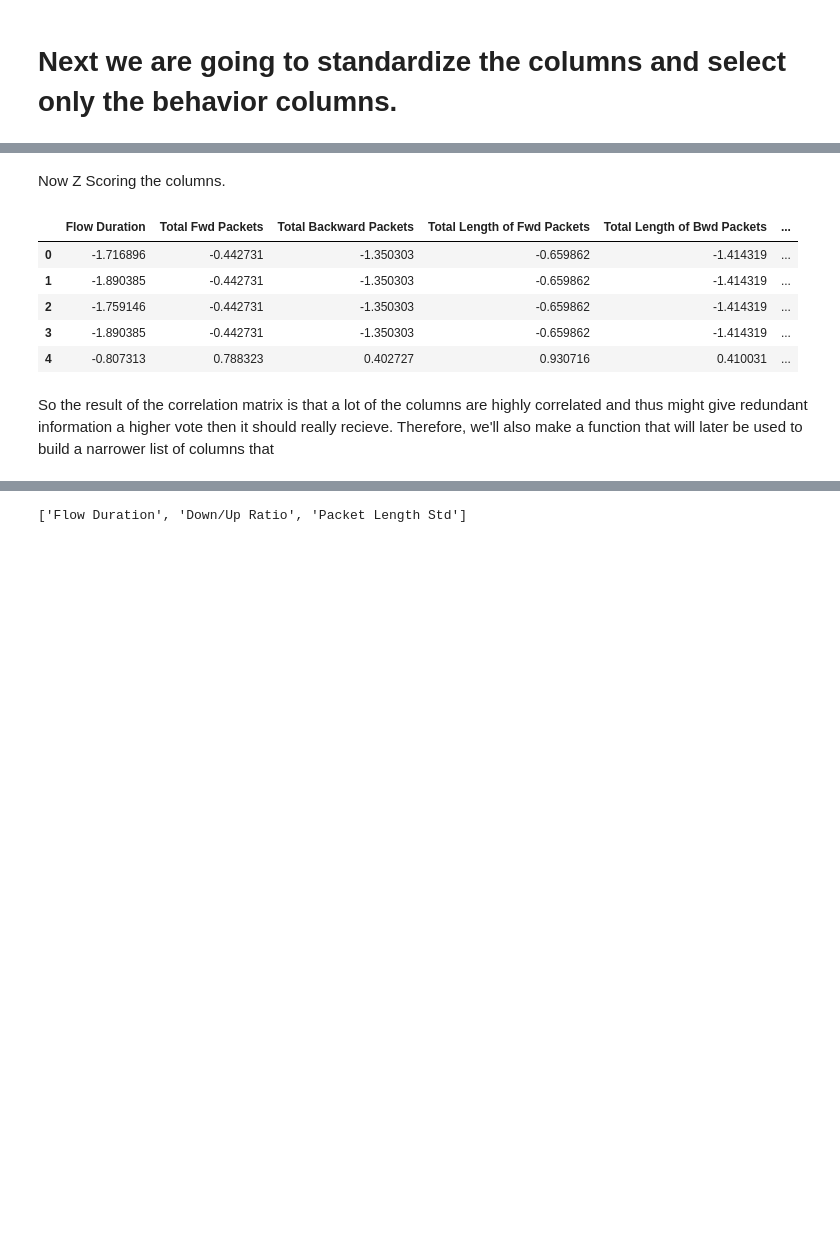
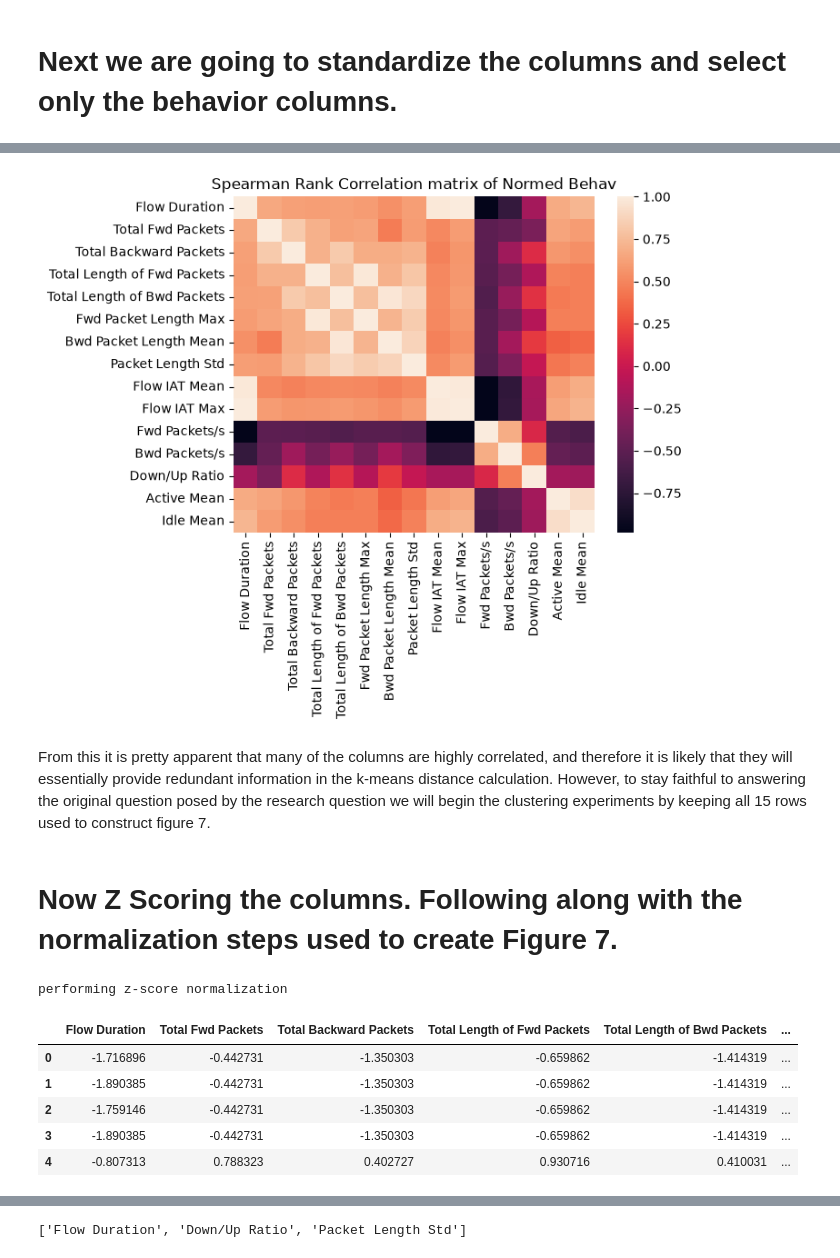
Before and after one commit to Bockslunch/CSCI5502_Taylor_Echeverry_Garfield, a Jupyter notebook: notebooks/03-kmeans-clustering.ipynb, the cells around one changed output, grey strips where cells are left out. Saved outputs shown, nothing was run; the diff lists cells and outputs as text; code cells hidden in the pictures; blank space fills up the shorter version.

Commit message:
Adding expination for formulas used.

```diff
--- a/notebooks/03-kmeans-clustering.ipynb
+++ b/notebooks/03-kmeans-clustering.ipynb
@@ -77,15 +87,29 @@ plt.show()
+# %%
+# Now just to check that no columns are spurious or to related we are going to examine the correlation real fast.
+corr_test = flow_clust_df.corr()
+sns.heatmap(data=corr_test)
+plt.title("Spearman Rank Correlation matrix of Normed Behav")
+plt.show()
+# %% [output]
+[figure, added]
+# %% [markdown]
+From this it is pretty apparent that many of the columns are highly correlated, and therefore it is likely that they will essentially provide redundant information in the k-means distance calculation. However, to stay faithful to answering the original question posed by the research question we will begin the clustering experiments by keeping all 15 rows used to construct figure 7.
 # %% [markdown]
-Now Z Scoring the columns.
+# Now Z Scoring the columns. Following along with the normalization steps used to create Figure 7.
 # %%
 # STANDARDIZE EACH FEATURE ACROSS CLASSES
-flow_clust_df = (flow_clust_df - flow_clust_df.mean()) / flow_clust_df.std(ddof=0).replace(0, 1)
-flow_clust_df.head(5)
+if np.abs(1.0 - flow_clust_df['Flow Duration'].std()) < 0.001:
+    print("It appears that z-score normalization was already performed.")
+    display(flow_clust_df.head(5))
+else:
+    print("performing z-score normalization")
+    flow_clust_df = (flow_clust_df - flow_clust_df.mean()) / flow_clust_df.std(ddof=0).replace(0, 1)
+    display(flow_clust_df.head(5))
 # %% [output]
+performing z-score normalization
 |  | Flow Duration | Total Fwd Packets | Total Backward Packets | Total Length of Fwd Packets | Total Length of Bwd Packets | ... |
 | 0 | -1.716896 | -0.442731 | -1.350303 | -0.659862 | -1.414319 | ... |
 | 1 | -1.890385 | -0.442731 | -1.350303 | -0.659862 | -1.414319 | ... |
 | 2 | -1.759146 | -0.442731 | -1.350303 | -0.659862 | -1.414319 | ... |
 | 3 | -1.890385 | -0.442731 | -1.350303 | -0.659862 | -1.414319 | ... |
 | 4 | -0.807313 | 0.788323 | 0.402727 | 0.930716 | 0.410031 | ... |
-# %% [markdown]
-So the result of the correlation matrix is that a lot of the columns are highly correlated and thus might give redundant information a higher vote then it should really recieve. Therefore, we'll also make a function that will later be used to build a narrower list of columns that
```
Also changed, not shown: parts of 8 cells of this notebook.
